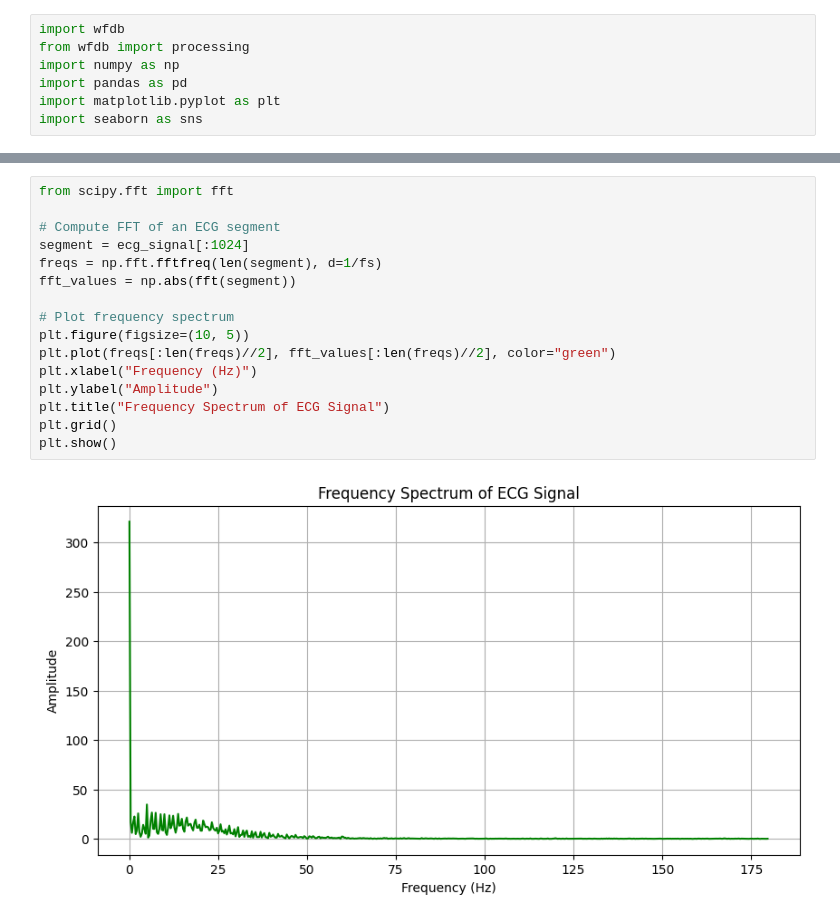
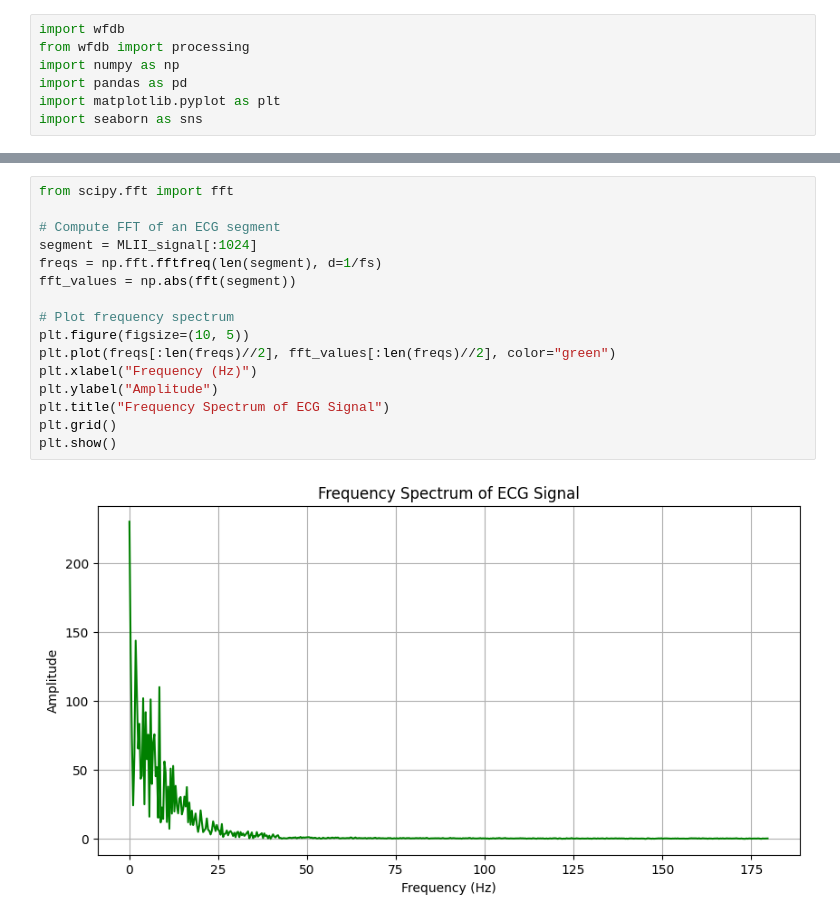
Before and after one commit to TheAditya-10/ECG-Detection, a Jupyter notebook: notebooks/DataExploration.ipynb, the cells around one changed output, grey strips where cells are left out. Cells and saved outputs as stored; diff of their text form.

```diff
--- a/notebooks/DataExploration.ipynb
+++ b/notebooks/DataExploration.ipynb
@@ -252,18 +220,18 @@ SyntaxError: invalid syntax (2325575331.py, line 15)
 # %%
 from scipy.fft import fft
 
 # Compute FFT of an ECG segment
-segment = ecg_signal[:1024]
+segment = MLII_signal[:1024]
 freqs = np.fft.fftfreq(len(segment), d=1/fs)
 fft_values = np.abs(fft(segment))
 
 # Plot frequency spectrum
 plt.figure(figsize=(10, 5))
 plt.plot(freqs[:len(freqs)//2], fft_values[:len(freqs)//2], color="green")
 plt.xlabel("Frequency (Hz)")
 plt.ylabel("Amplitude")
 plt.title("Frequency Spectrum of ECG Signal")
 plt.grid()
 plt.show()
 # %% [output]
-[figure, old version]
+[figure, new version]
```
Also changed, not shown: parts of 15 cells of this notebook, 5 other files.
